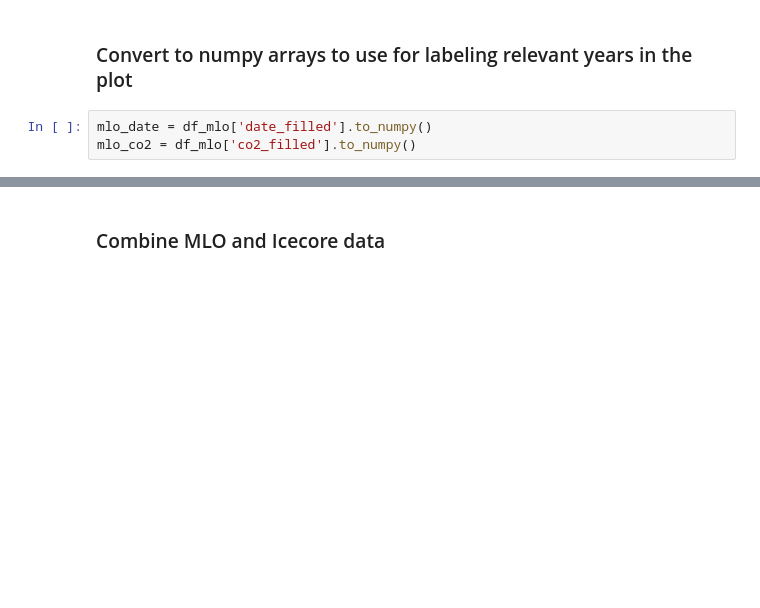
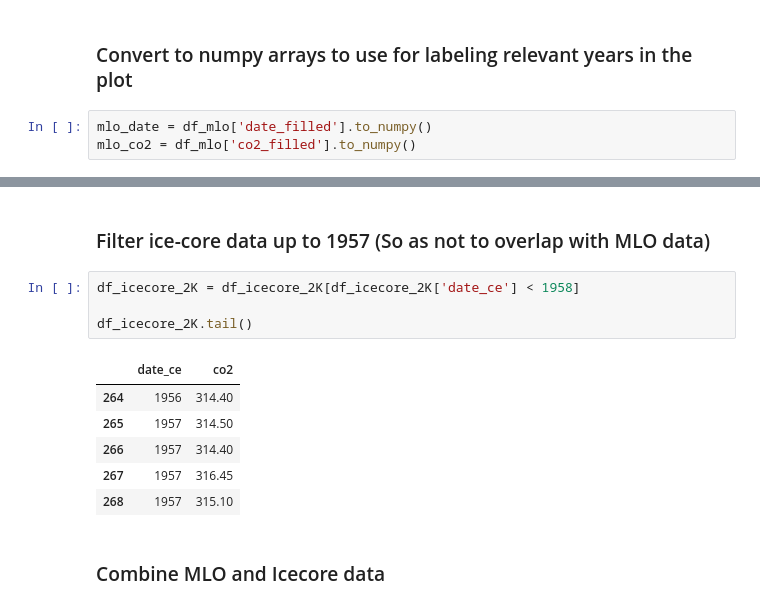
Before and after one commit to sio-co2o2/keelingcurve_notebooks, a Jupyter notebook: notebooks/create_graphic_icecore_start_1700_ce_keelingcurve.ipynb, the cells around one changed output, grey strips where cells are left out. Saved outputs shown, nothing was run; the diff lists cells and outputs as text; blank space fills up the shorter version.

```diff
--- a/notebooks/create_graphic_icecore_start_1700_ce_keelingcurve.ipynb
+++ b/notebooks/create_graphic_icecore_start_1700_ce_keelingcurve.ipynb
@@ -132,3 +161,16 @@ df_icecore_2K.head()
+# %% [markdown]
+### Filter ice-core data up to 1957 (So as not to overlap with MLO data)
+# %%
+df_icecore_2K = df_icecore_2K[df_icecore_2K['date_ce'] < 1958]
+
+df_icecore_2K.tail()
+# %% [output]
+|  | date_ce | co2 |
+| 264 | 1956 | 314.40 |
+| 265 | 1957 | 314.50 |
+| 266 | 1957 | 314.40 |
+| 267 | 1957 | 316.45 |
+| 268 | 1957 | 315.10 |
 # %% [markdown]
 ### Combine MLO and Icecore data
 # %% [markdown]
```
Also changed, not shown: parts of 9 cells of this notebook, 3 other files.
